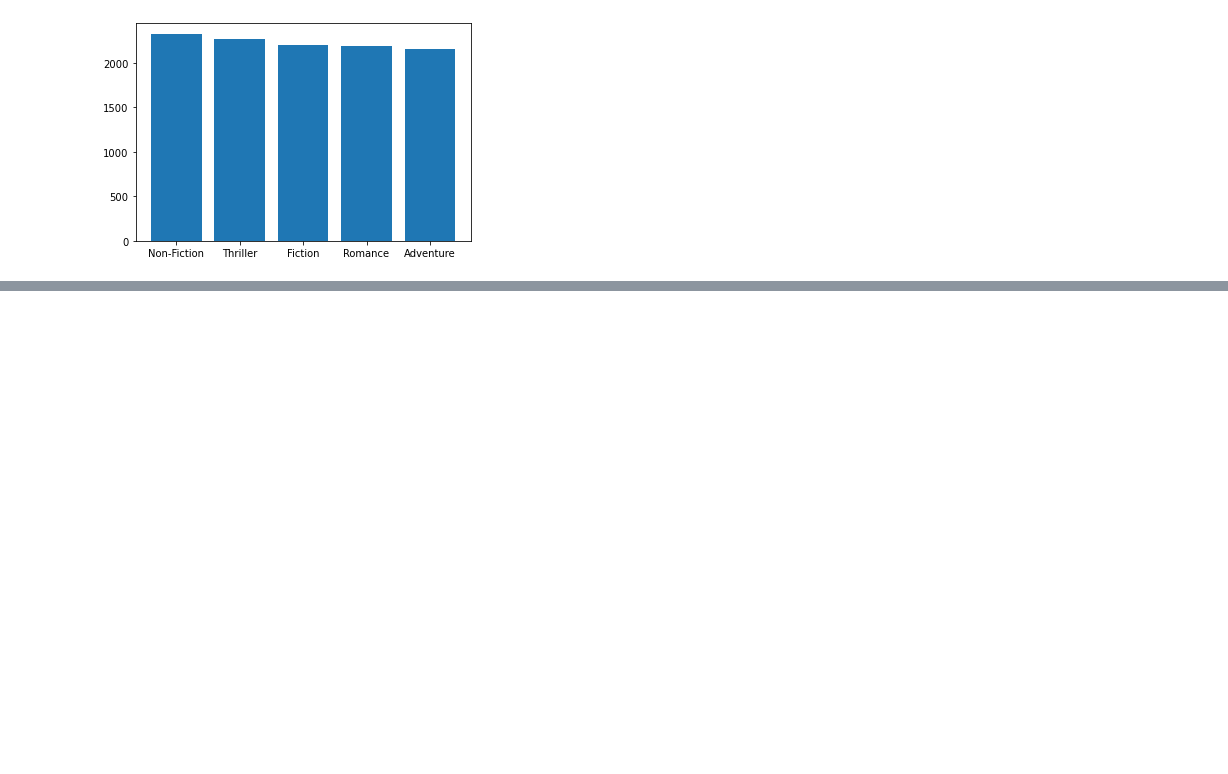
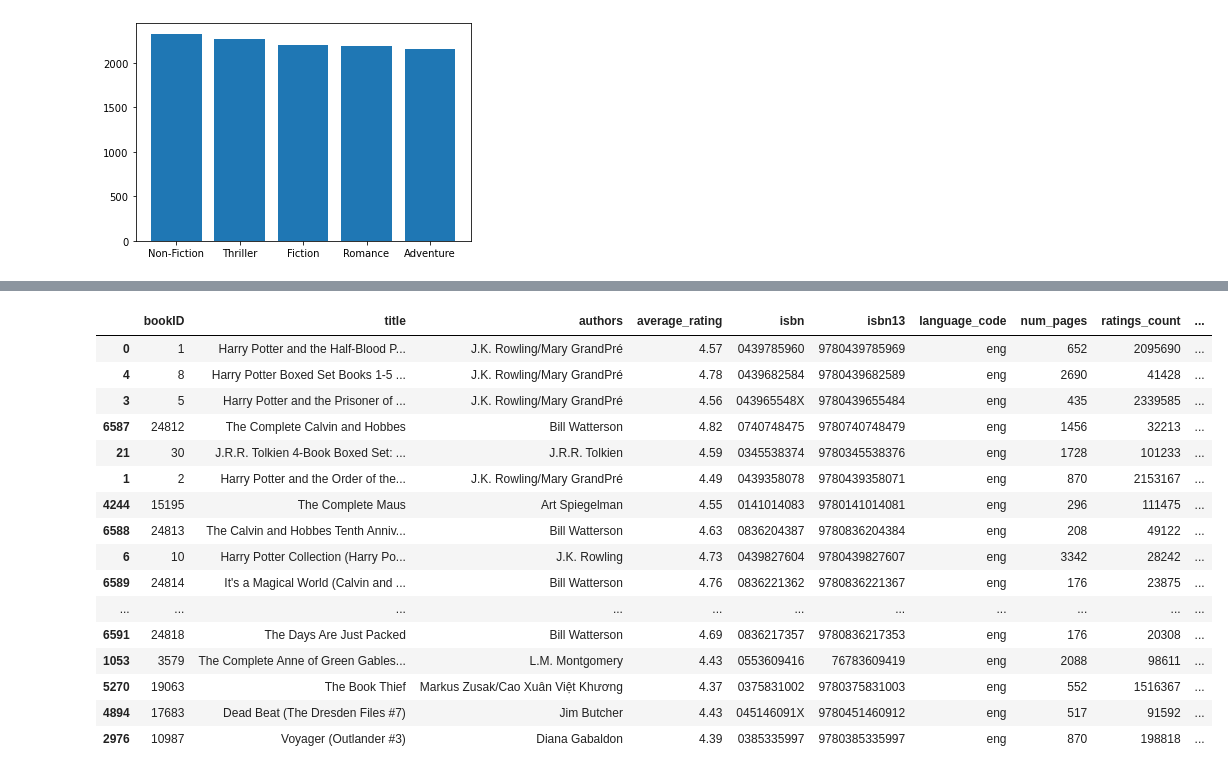
Before and after one commit to yurii151/final_project, a Jupyter notebook: books_w_genre_test.ipynb, the cells around one changed output, grey strips where cells are left out. Saved outputs shown, nothing was run; the diff lists cells and outputs as text; code cells hidden in the pictures; blank space fills up the shorter version.

```diff
--- a/books_w_genre_test.ipynb
+++ b/books_w_genre_test.ipynb
@@ -139,3 +143,9 @@ plt.bar(x_axis, y_axis)
 #         "gender count": gender_count,
 #         "genre_total_avg_rating ": genre_total_avg_rating
 # })
+# %%
+## Only want books with at least 80% of the average number of ratings
+df = df.loc[df['ratings_count'] >= 17942.85*.8]
+## Sorting remaing books by average rating
+df = df.sort_values(by = 'average_rating', ascending = False)
+df.head(10)
@@ -141,0 +164,11 @@ plt.bar(x_axis, y_axis)
+# %%
+##Starting to make the rec system
+
+v = df["ratings_count"]
+R = df["average_rating"]
+m = 17942.85*.8
+C = 3.934075
+
+#Weighted Average
+df["weighted values"] = v/(v+m)*R + (m/(v+m))*C
+df.head()
@@ -141,0 +182,21 @@ plt.bar(x_axis, y_axis)
+# %%
+df = df.sort_values(by='weighted values',ascending=False)
+df.head(25)
+# %% [output]
+|  | bookID | title | authors | average_rating | isbn | isbn13 | language_code | num_pages | ratings_count | ... |
+| 0 | 1 | Harry Potter and the Half-Blood P... | J.K. Rowling/Mary GrandPré | 4.57 | 0439785960 | 9780439785969 | eng | 652 | 2095690 | ... |
+| 4 | 8 | Harry Potter Boxed Set Books 1-5 ... | J.K. Rowling/Mary GrandPré | 4.78 | 0439682584 | 9780439682589 | eng | 2690 | 41428 | ... |
+| 3 | 5 | Harry Potter and the Prisoner of ... | J.K. Rowling/Mary GrandPré | 4.56 | 043965548X | 9780439655484 | eng | 435 | 2339585 | ... |
+| 6587 | 24812 | The Complete Calvin and Hobbes | Bill Watterson | 4.82 | 0740748475 | 9780740748479 | eng | 1456 | 32213 | ... |
+| 21 | 30 | J.R.R. Tolkien 4-Book Boxed Set: ... | J.R.R. Tolkien | 4.59 | 0345538374 | 9780345538376 | eng | 1728 | 101233 | ... |
+| 1 | 2 | Harry Potter and the Order of the... | J.K. Rowling/Mary GrandPré | 4.49 | 0439358078 | 9780439358071 | eng | 870 | 2153167 | ... |
+| 4244 | 15195 | The Complete Maus | Art Spiegelman | 4.55 | 0141014083 | 9780141014081 | eng | 296 | 111475 | ... |
+| 6588 | 24813 | The Calvin and Hobbes Tenth Anniv... | Bill Watterson | 4.63 | 0836204387 | 9780836204384 | eng | 208 | 49122 | ... |
+| 6 | 10 | Harry Potter Collection (Harry Po... | J.K. Rowling | 4.73 | 0439827604 | 9780439827607 | eng | 3342 | 28242 | ... |
+| 6589 | 24814 | It's a Magical World (Calvin and ... | Bill Watterson | 4.76 | 0836221362 | 9780836221367 | eng | 176 | 23875 | ... |
+| ... | ... | ... | ... | ... | ... | ... | ... | ... | ... | ... |
+| 6591 | 24818 | The Days Are Just Packed | Bill Watterson | 4.69 | 0836217357 | 9780836217353 | eng | 176 | 20308 | ... |
+| 1053 | 3579 | The Complete Anne of Green Gables... | L.M. Montgomery | 4.43 | 0553609416 | 76783609419 | eng | 2088 | 98611 | ... |
+| 5270 | 19063 | The Book Thief | Markus Zusak/Cao Xuân Việt Khương | 4.37 | 0375831002 | 9780375831003 | eng | 552 | 1516367 | ... |
+| 4894 | 17683 | Dead Beat (The Dresden Files #7) | Jim Butcher | 4.43 | 045146091X | 9780451460912 | eng | 517 | 91592 | ... |
+| 2976 | 10987 | Voyager (Outlander #3) | Diana Gabaldon | 4.39 | 0385335997 | 9780385335997 | eng | 870 | 198818 | ... |
```
Also changed, not shown: parts of 6 cells of this notebook.
